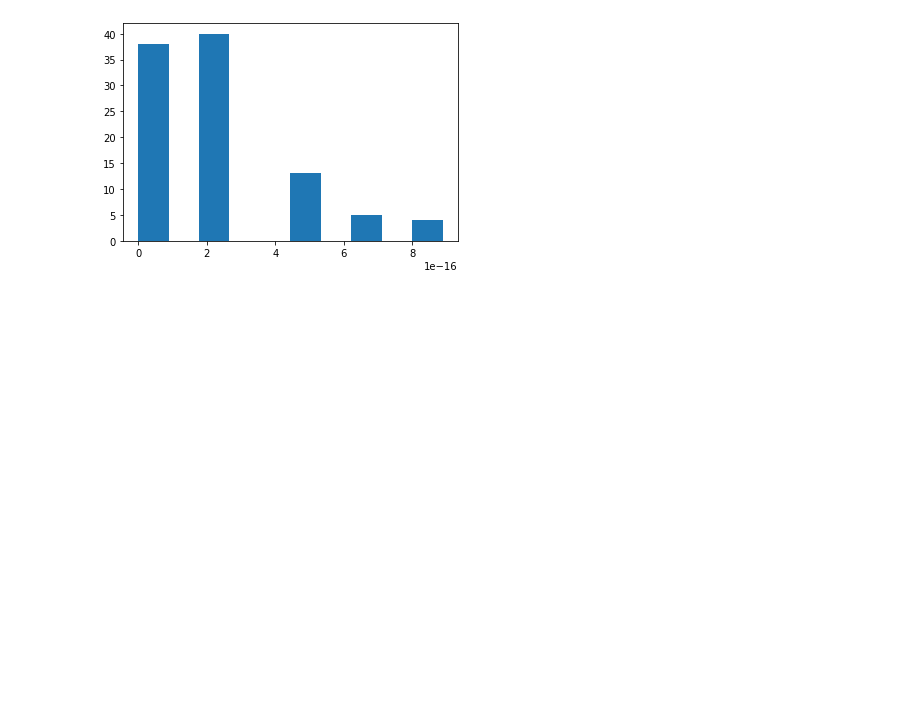
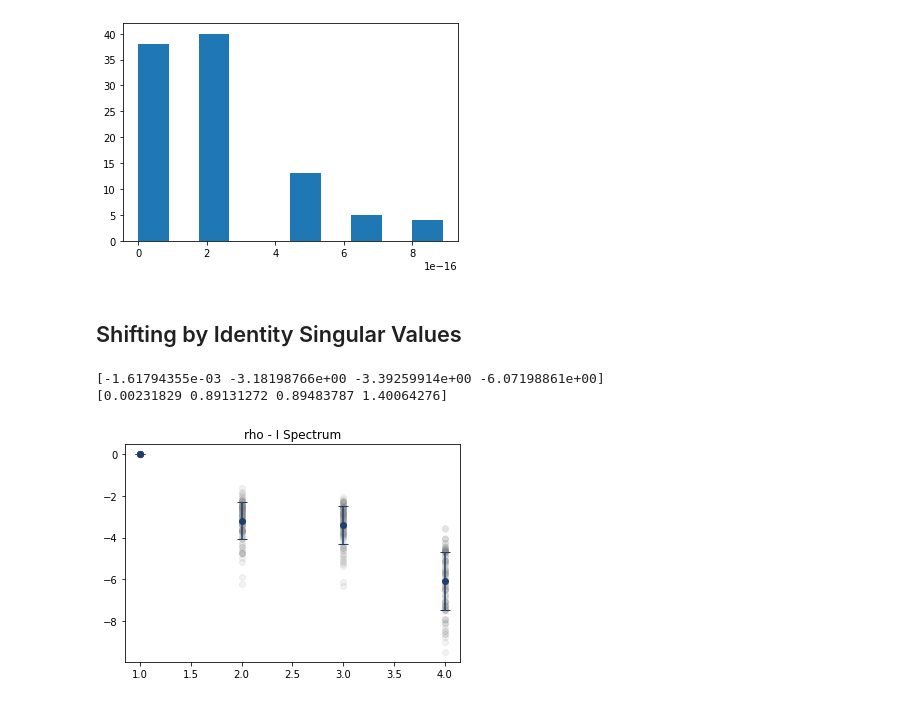
Before and after one commit to vinulw/qdmt, a Jupyter notebook: notebooks/Plotting Singular Values evolved density matrix.ipynb, the cells around one changed output. Cells and saved outputs as stored; diff of their text form; code cells hidden in the pictures; blank space fills up the shorter version.

Commit message:
MISC - Plotting singular values of biased rho

```diff
--- a/notebooks/Plotting Singular Values evolved density matrix.ipynb
+++ b/notebooks/Plotting Singular Values evolved density matrix.ipynb
@@ -114,3 +114,26 @@ plt.hist(diff_leading)
         7.10542736e-16, 7.99360578e-16, 8.88178420e-16]),
  <BarContainer object of 10 artists>)
 [figure]
+# %% [markdown]
+## Shifting by Identity Singular Values
+# %%
+fname = '../data/singular_vals_no_change.npy'
+data = np.load(fname)
+# %%
+datalog = np.log10(data)
+avgs = np.mean(datalog, axis=0)
+stds = np.std(datalog, axis=0)
+print(avgs)
+print(stds)
+# %% [output]
+[-1.61794355e-03 -3.18198766e+00 -3.39259914e+00 -6.07198861e+00]
+[0.00231829 0.89131272 0.89483787 1.40064276]
+# %%
+x = [1, 2, 3, 4]
+for d in datalog:
+    plt.scatter(x, d, c='gray', alpha=0.1)
+plt.title('rho - I Spectrum')
+plt.errorbar(x, avgs, yerr=stds, capsize=5.0, marker='o', ls='None', c='#1f3f6a')
+plt.show()
+# %% [output]
+[figure, added]
```
Also changed, not shown: parts of 14 cells of this notebook, 5 other files.
